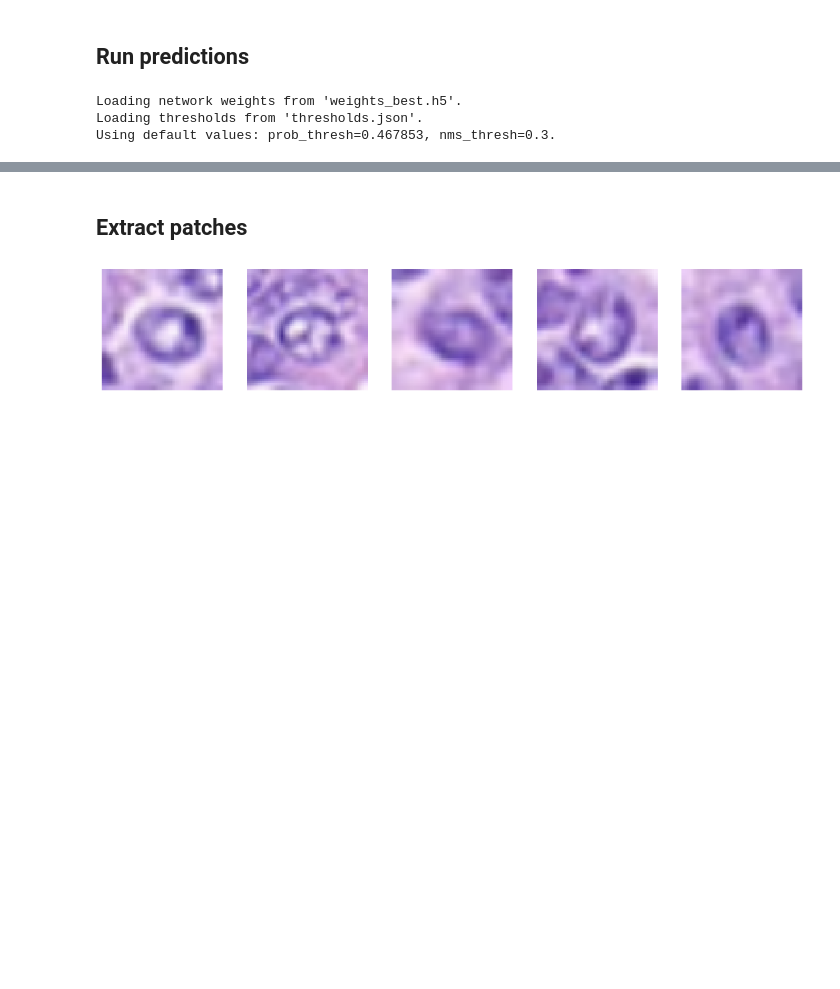
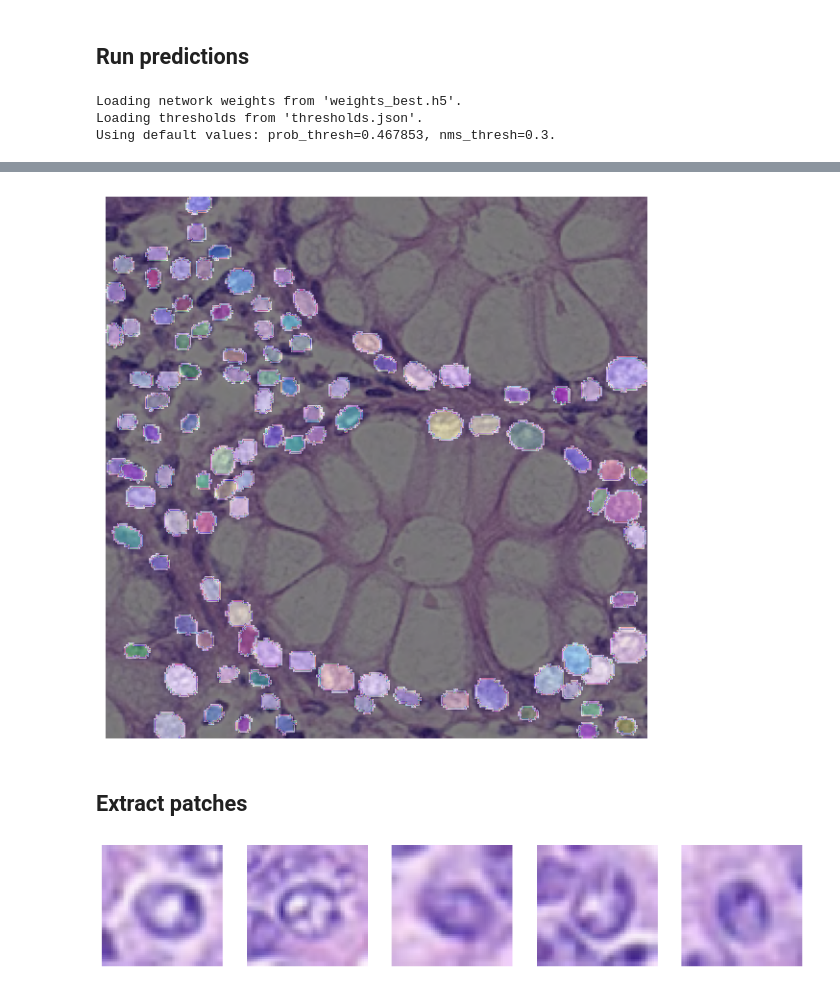
Before and after one commit to Marcusnsr/Bachelor, a Jupyter notebook: Stardist_Classifier.ipynb, the cells around one changed output, grey strips where cells are left out. Saved outputs shown, nothing was run; the diff lists cells and outputs as text; code cells hidden in the pictures; blank space fills up the shorter version.

```diff
--- a/Stardist_Classifier.ipynb
+++ b/Stardist_Classifier.ipynb
@@ -63,6 +63,15 @@ plt.subplot(122); plt.imshow(preds[i], cmap=lbl_cmap); plt.axis('off'); plt.titl
 plt.show()
 # %% [output]
 [figure]
+# %%
+# Plot segmentation on top of raw image
+i = 10
+plt.figure(figsize=(16,10))
+plt.subplot(122); plt.imshow(img_array[i], cmap='gray'); plt.imshow(preds[i], cmap=lbl_cmap, alpha=0.5); plt.axis('off')
+plt.savefig('data_old/segmentaion.png')
+plt.show()
+# %% [output]
+[figure, added]
 # %% [markdown]
 ## Extract patches
 # %%
```
Also changed, not shown: 1 other file.
